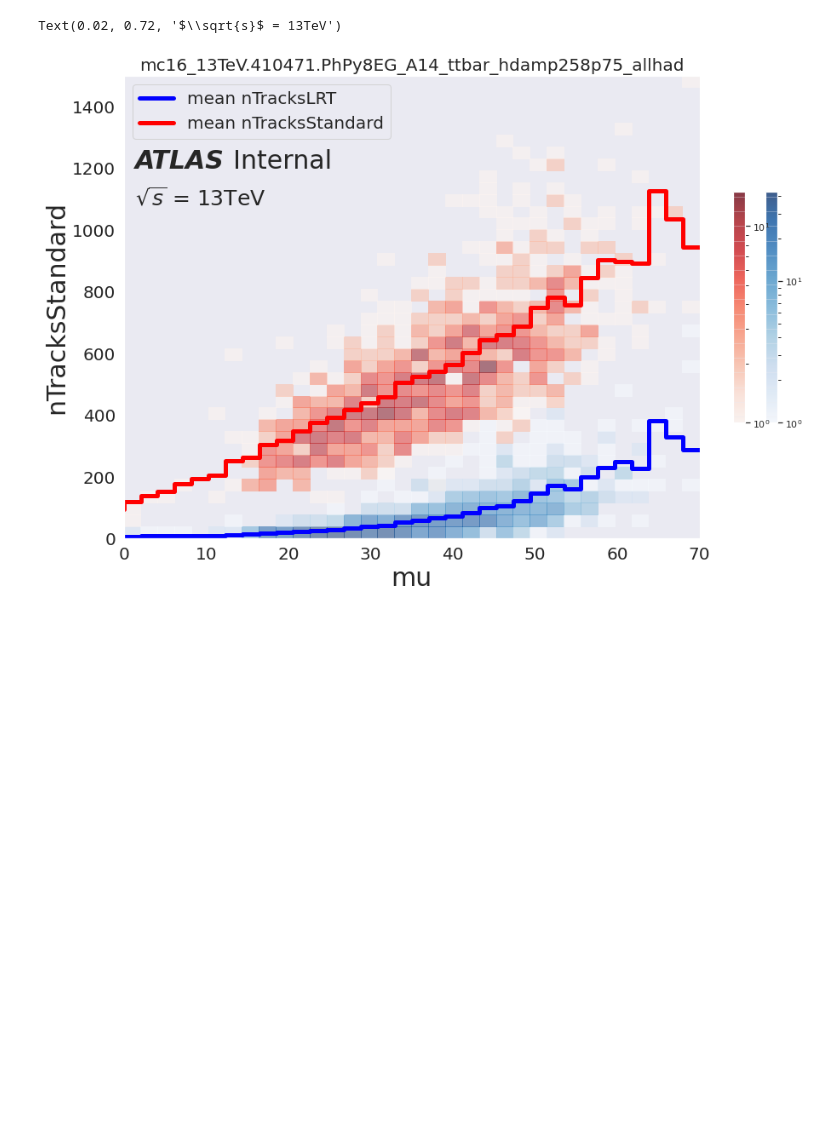
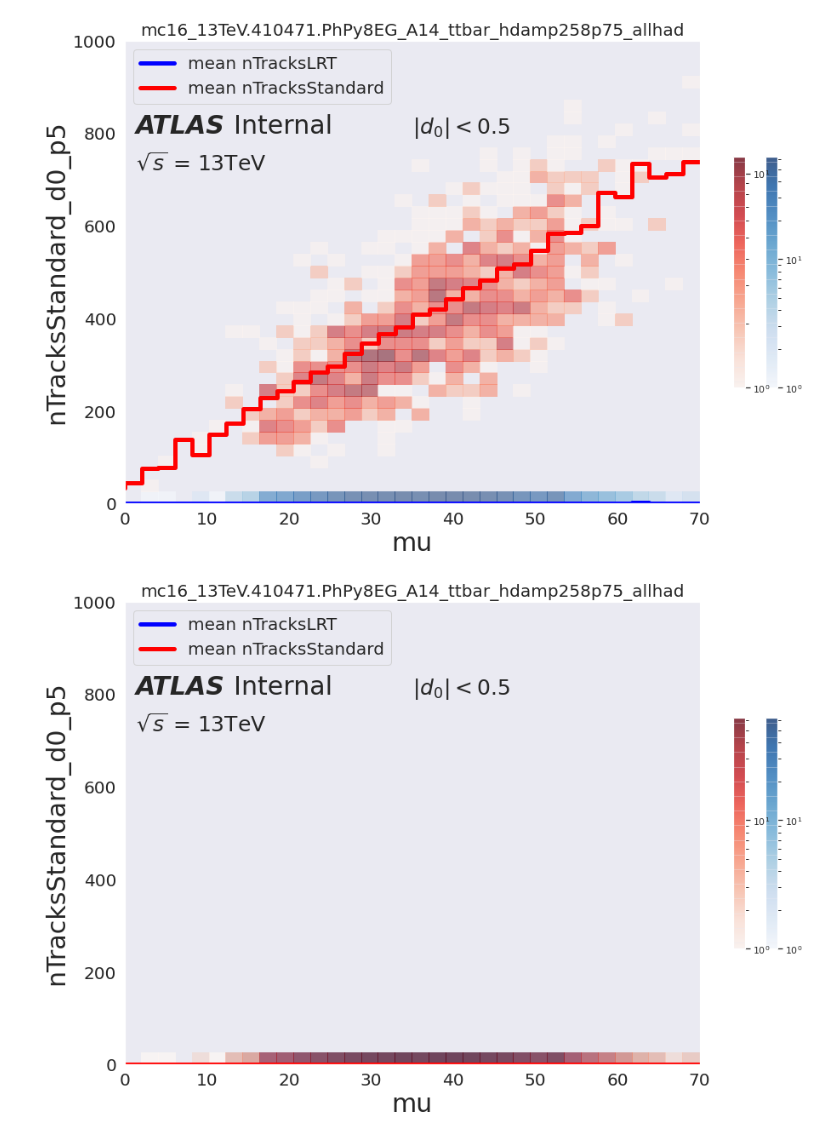
Before and after one commit to robinnewhouse/LRTNotebooks, a Jupyter notebook: pileup_tests.ipynb, the cells around one changed output. Drawn from its saved outputs; the diff is of its cells as text; code cells hidden in the pictures; blank space fills up the shorter version.

Commit message:
added new track count plots

```diff
--- a/pileup_tests.ipynb
+++ b/pileup_tests.ipynb
@@ -9,14 +52,4 @@ LRTAnalysis = uproot.open("/data/newhouse/LRT/batch/testing/testing_21p0_v7_doR3
 # %%
-
-event_branches = ['nTracks',
-                  'nTruth',
-                  'nTracksAccept',
-                  'nTruthAccept',
-                  'mu',
-                  'event',
-                  'mcid',]
-event_tree = LRTAnalysis['Trees/eventTree'].pandas.df(event_branches)
-
 truth_branches=[
 'truth_link',
 'truth_type',
@@ -40,7 +73,8 @@ truth_branches=[
 'truth_parentId',
 'truth_VSIorigin',
 ]
-truth_tree = LRTAnalysis['Trees/eventTree'].pandas.df(truth_branches)
+# truth_tree = LRTAnalysis['Trees/eventTree'].pandas.df(truth_branches)
+# truth_tree_nn = LRTAnalysis_nn['Trees/eventTree'].pandas.df(truth_branches)
 
 track_branches = [
 'isFake',
@@ -73,49 +107,50 @@ track_branches = [
 'passTight',
 ]
 track_tree = LRTAnalysis['Trees/eventTree'].pandas.df(track_branches)
+track_tree_nn = LRTAnalysis_nn['Trees/eventTree'].pandas.df(track_branches)
-# %%
-event_tree = LRTAnalysis['Trees/eventTree'].pandas.df(event_branches+['isLRTrack'], flatten=False)
-event_tree['nTracksLRT'] = event_tree.isLRTrack.apply(sum)
-event_tree['nTracksStandard'] = event_tree.nTracksAccept - event_tree.nTracksLRT
 # %%
-
-
-
 def plot2d(df, var_a, var_b, ax=None, nentries=1000, bins=[10,10], linecolor='darkred', histcolor='Reds'):
 
     if ax is None:
         fig = plt.figure(figsize=[15,10])
         ax = fig.gca()
 
     h, xedges, yedges, image = ax.hist2d(x=df[0:nentries][var_a],
                                          y=df[0:nentries][var_b],
                                          bins=bins,
                                          norm=colors.LogNorm(),
                                         alpha=0.5,
                                         cmap=histcolor,
                                         )
     mu_bins = np.linspace(0,70,35)
     mean_tracks = []
     for i in mu_bins:
-        mean_tracks.append(event_tree.query(f'{var_a} > {i} & mu < {i+1}')[var_b].mean())
+        mean_tracks.append(df.query(f'{var_a} > {i} & mu < {i+1}')[var_b].mean())
     ax.step(mu_bins, mean_tracks, linewidth=5, color=linecolor)
     ax.set_xlabel(var_a, fontsize=30)
     ax.set_ylabel(var_b, fontsize=30)
     ax.legend([f'mean {var_b}'], fontsize=20, loc='upper left')
     ax.tick_params(axis='both', which='major', labelsize=20)
     ax.set_title('mc16_13TeV.410471.PhPy8EG_A14_ttbar_hdamp258p75_allhad', fontsize=20)
     return ax, image
 
-bins = [np.linspace(0,70,35), np.linspace(0,1500,40)]
-ax, image = plot2d(event_tree, 'mu', 'nTracksLRT', bins=bins, linecolor='blue', histcolor='Blues')
-plt.colorbar(image, pad=-.05, shrink=0.5, fraction=.1, )
-ax, image = plot2d(event_tree, 'mu', 'nTracksStandard', bins=bins, ax=ax, linecolor='red', histcolor='Reds')
-plt.colorbar(image, pad= .05, shrink=0.5, fraction=.1, )
-ax.legend(['mean nTracksLRT', 'mean nTracksStandard' ], fontsize=20, loc='upper left')
+def do_plot_ntrk(df):
+    bins = [np.linspace(0,70,35), np.linspace(0,1000,40)]
+    ax, image = plot2d(df, 'mu', 'nTracksLRT_d0_p5', bins=bins, linecolor='blue', histcolor='Blues')
+    plt.colorbar(image, pad=-.05, shrink=0.5, fraction=.1, )
+    ax, image = plot2d(df, 'mu', 'nTracksStandard_d0_p5', bins=bins, ax=ax, linecolor='red', histcolor='Reds')
+    plt.colorbar(image, pad= .05, shrink=0.5, fraction=.1, )
+    ax.legend(['mean nTracksLRT', 'mean nTracksStandard' ], fontsize=20, loc='upper left')
 
-ax.text(.02, .8, "ATLAS", style='italic', fontweight='bold', fontsize=30, transform=ax.transAxes)
-ax.text(.19, .8, "Internal", fontsize=30, transform=ax.transAxes)
-ax.text(.02, .72, "$\sqrt{s}$ = 13TeV", fontsize=25, transform=ax.transAxes)
+    ax.text(.02, .8, "ATLAS", style='italic', fontweight='bold', fontsize=30, transform=ax.transAxes)
+    ax.text(.19, .8, "Internal", fontsize=30, transform=ax.transAxes)
+    ax.text(.02, .72, "$\sqrt{s}$ = 13TeV", fontsize=25, transform=ax.transAxes)
+
+    ax.text(.5, .8, "$|d_0| < 0.5$", fontsize=25, transform=ax.transAxes)
+
+
+do_plot_ntrk(event_tree)
+do_plot_ntrk(event_tree_nn)
 # %% [output]
-Text(0.02, 0.72, '$\\sqrt{s}$ = 13TeV')
-[figure, old version]
+[figure, new version]
+[figure, added]
```
Also changed, not shown: parts of 5 cells of this notebook, 3 other files.
